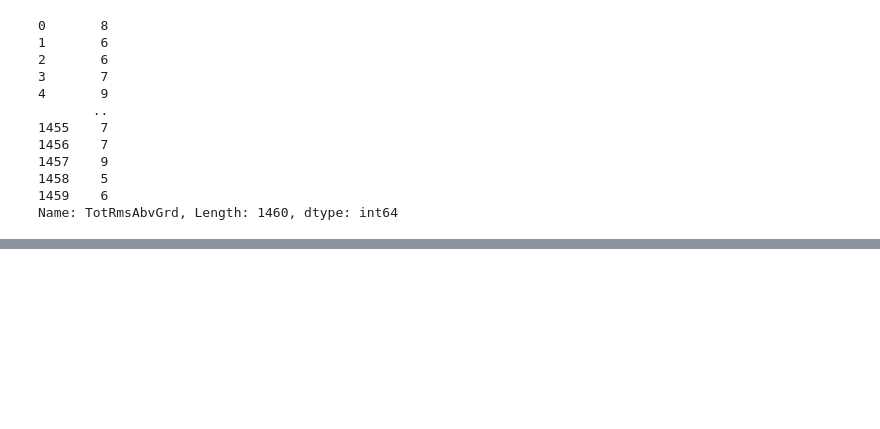
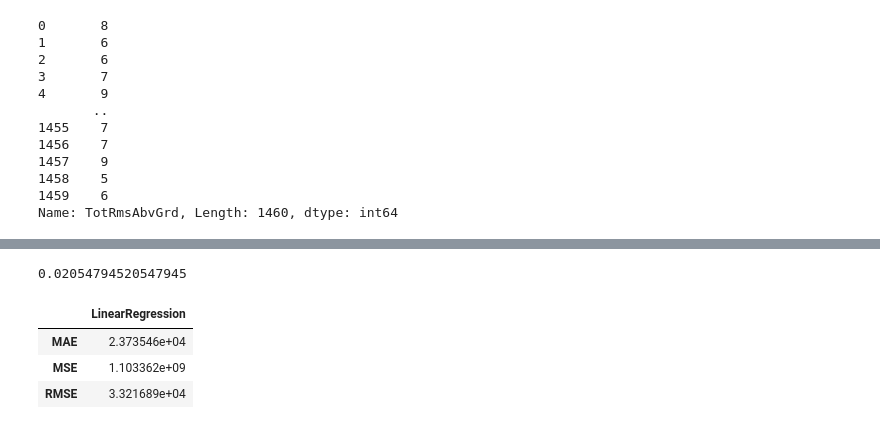
Before and after one commit to teosalza/houses_price, a Jupyter notebook: project/test_notebook.ipynb, the cells around one changed output, grey strips where cells are left out. Drawn from its saved outputs; the diff is of its cells as text; code cells hidden in the pictures; blank space fills up the shorter version.

Commit message:
Setting test and train, try RandomForestClassifier and LinearRegression set evaluation paramters RMSE, MSE, MAE

```diff
--- a/project/test_notebook.ipynb
+++ b/project/test_notebook.ipynb
@@ -269,0 +260,41 @@ corr_map_le
+# %%
+#Setting up some model to test which one peforms better
+
+sc = StandardScaler()
+X_sc = sc.fit_transform(data_le.drop("SalePrice", axis=1))
+
+x_final = X_sc
+y_final = data_le["SalePrice"]
+x_train, x_test, y_train, y_test = train_test_split(x_final, y_final, test_size=0.2, random_state=2)
+
+def get_errors_performace(y_test, y_pred, model):
+    MAE=mean_absolute_error(y_test,y_pred)
+    MSE=mean_squared_error(y_test,y_pred)
+    RMSE=np.sqrt(MSE)
+    return pd.DataFrame(data=[MAE,MSE,RMSE],index=["MAE","MSE","RMSE"],columns=[model])
+# %%
+
+modelRFC = RandomForestClassifier()
+modelRFC.fit(x_train, y_train)
+y_pred = modelRFC.predict(x_test)
+accuracy_score(y_test, y_pred)
+# %% [output]
+0.02054794520547945
+# %%
+modelLR = LinearRegression()
+modelLR.fit(x_train, y_train)
+y_pred = modelLR.predict(x_test)
+scores = cross_val_score(estimator=modelLR,
+                                X=x_train,
+                                y=y_train,
+                                cv=5)
+
+MAE=mean_absolute_error(y_test,y_pred)
+MSE=mean_squared_error(y_test,y_pred)
+RMSE=np.sqrt(MSE)
+pd.DataFrame(data=[MAE,MSE,RMSE],index=["MAE","MSE","RMSE"],columns=["LinearRegression"])
+# %% [output]
+|  | LinearRegression |
+| MAE | 2.373546e+04 |
+| MSE | 1.103362e+09 |
+| RMSE | 3.321689e+04 |
```
Also changed, not shown: parts of 2 cells of this notebook.
